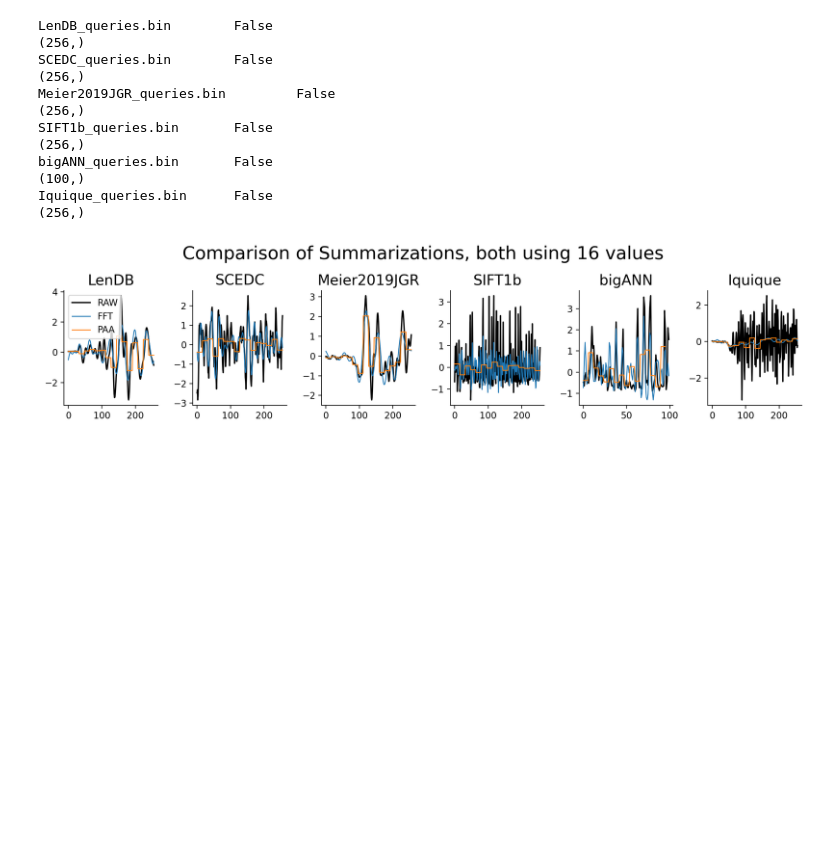
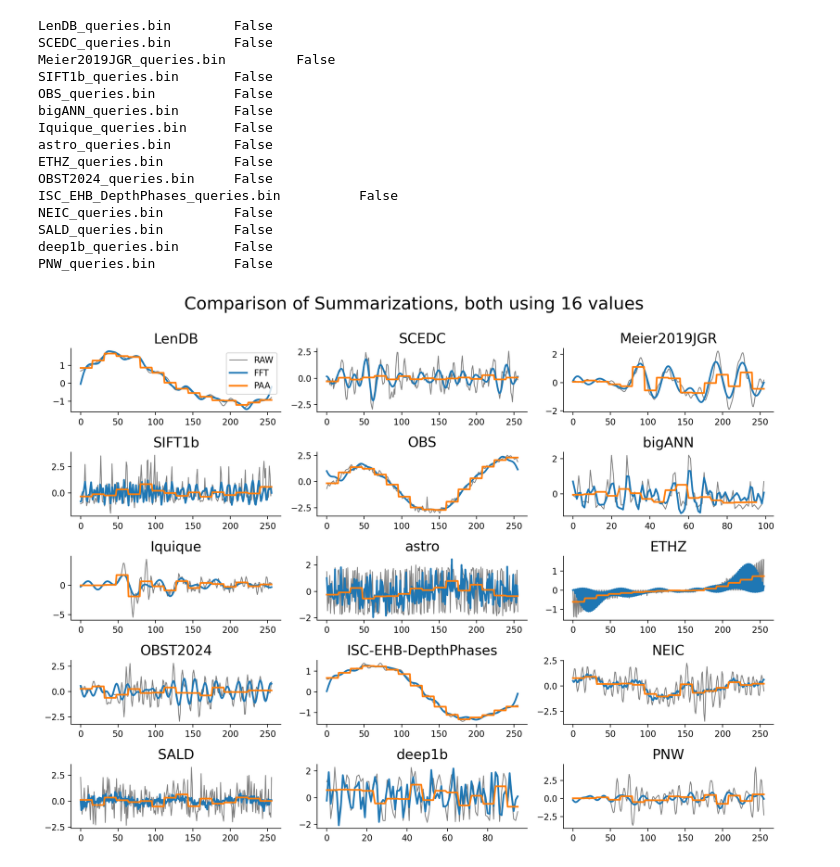
Before and after one commit to patrickzib/SOFA, a Jupyter notebook: notebooks/visualize.ipynb, the cells around one changed output. Drawn from its saved outputs; the diff is of its cells as text; code cells hidden in the pictures; blank space fills up the shorter version.

```diff
--- a/notebooks/visualize.ipynb
+++ b/notebooks/visualize.ipynb
@@ -84,72 +53,75 @@ files = {
 import warnings
 warnings.filterwarnings("ignore", category=np.ComplexWarning)
 
-fig, axes = plt.subplots(int( np.ceil(len(files_queries) / 6)), 6, figsize=(12, 3))
+fig, axes = plt.subplots(int( np.ceil(len(files_queries) / 3)), 3, figsize=(12, 9))
 
 segments = 16
 paa = PAA(n_segments=segments)
-id = 1
+id = 3
 
 for i, key in enumerate(files_queries):
     file = path_queries + key
     length, data_type = files_queries[key]
 
-    data = np.fromfile(file, dtype=data_type)
+    data = np.nan_to_num(np.fromfile(file, dtype=data_type))
     ## data = np.fromfile(file, dtype=np.float32)
     print(key, "  \t", np.isnan(data).any())
 
     data = (data[:len(data)-len(data)%length].reshape(-1, length)).T
-    data = sp.stats.zscore(data, axis = 1)
+    data = np.nan_to_num(sp.stats.zscore(data, axis = 1))
 
     paa_data = paa.fit_transform(data.T).squeeze(1)# [:,id]
     paa_data = paa_data[id,:]
     paa_data = np.repeat(paa_data, len(data)/len(paa_data))
 
-    dft_variance = np.var(fp.rfft(data.T), axis=0)# [:64]
+    dft = fp.rfft(data.T)
+    dft_variance = np.var(dft, axis=0)
     support = np.argsort(-dft_variance)[: segments + 1]
     support = np.sort(support)
-    # support = np.arange(segments)
 
-    dft = fp.rfft(data[:, id])
-    fft = np.zeros(dft.shape[0])
-    fft[support] = dft[support]
-    fft[0] = dft[0]
-    fft_data = fp.irfft(fft, data.shape[0])
-    print(fft_data.shape)
+    fft = fp.rfft(data[:,id])
+    dft = np.zeros(fft.shape[0])
+    dft[0] = fft[0]
+    dft[support] = fft[support]
+
+    fft_data = fp.irfft(dft)
 
     ax = axes.flatten()[i]
-    sns.lineplot(data=data[:,id], ax = ax, ls="-", label="RAW", color="black")
-    sns.lineplot(data=fft_data, ax = ax, lw=1, label="FFT")
-    sns.lineplot(data=paa_data, ax = ax, lw=1, label="PAA")
+    sns.lineplot(data=data[:,id], ax = ax, lw=1, alpha=0.5, label="RAW", color="black")
+    sns.lineplot(data=fft_data, ax = ax, lw=2, label="FFT")
+    sns.lineplot(data=paa_data, ax = ax, lw=2, label="PAA")
     sns.despine()
     ax.set_title(key.replace("_queries", "").replace(".bin", "").replace("_", "-"), size=16)
 
     if i >= 1:
         ax.legend([],[], frameon=False)
         # plt.legend(False)
 
     # print(np.std(data), np.mean(data
 
 # fig.subplots_adjust(top=0.9)
-fig.suptitle("Comparison of Summarizations, both using " + str(segments) + " values", y=0.95, size=20)
+fig.suptitle("Comparison of Summarizations, both using " + str(segments) + " values", y=1.0, size=20)
 plt.tight_layout()
 
 plt.savefig("images/data_fft_paa.pdf", bbox_inches='tight')
 plt.show()
 # %% [output]
 LenDB_queries.bin        False
-(256,)
 SCEDC_queries.bin        False
-(256,)
 Meier2019JGR_queries.bin         False
-(256,)
 SIFT1b_queries.bin       False
-(256,)
+OBS_queries.bin          False
 bigANN_queries.bin       False
-(100,)
 Iquique_queries.bin      False
-(256,)
+astro_queries.bin        False
+ETHZ_queries.bin         False
+OBST2024_queries.bin     False
+ISC_EHB_DepthPhases_queries.bin          False
+NEIC_queries.bin         False
+SALD_queries.bin         False
+deep1b_queries.bin       False
+PNW_queries.bin          False
-[figure, old version]
+[figure, new version]
 # %%
 
 
```
Also changed, not shown: parts of 3 cells of this notebook, 14 other files.
